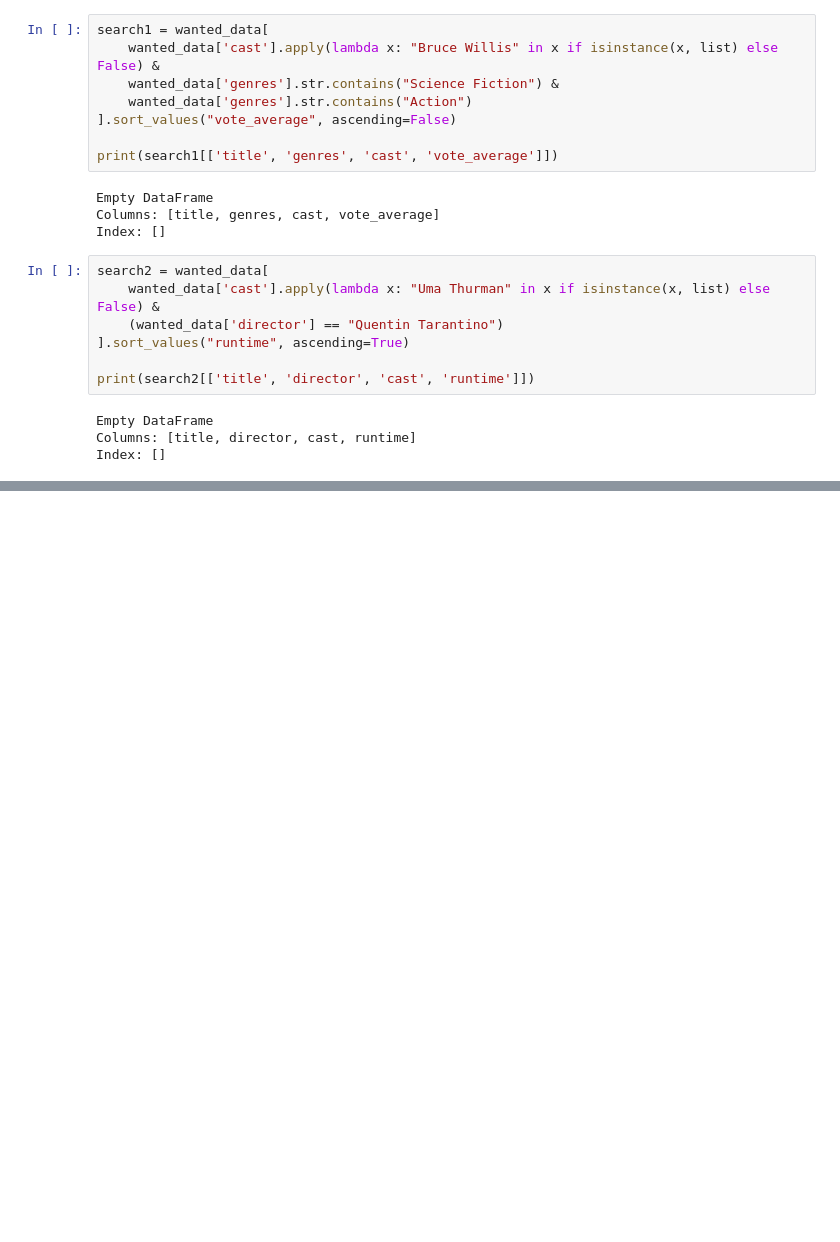
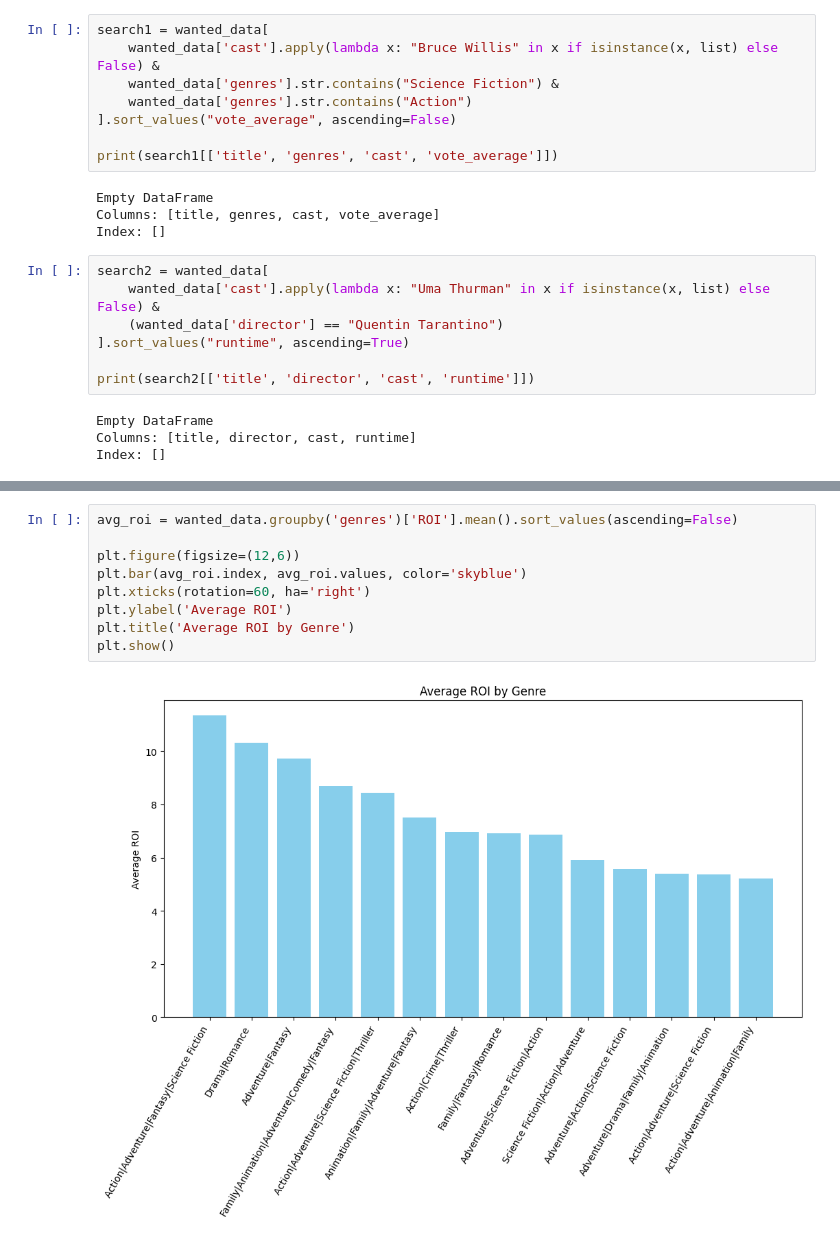
Before and after one commit to Zaina-M/TMDB_Movie_Analysis, a Jupyter notebook: et.ipynb, the cells around one changed output, grey strips where cells are left out. Cells and saved outputs as stored; diff of their text form; blank space fills up the shorter version.

```diff
--- a/et.ipynb
+++ b/et.ipynb
@@ -713,0 +771,11 @@ Index: []
+# %%
+avg_roi = wanted_data.groupby('genres')['ROI'].mean().sort_values(ascending=False)
+
+plt.figure(figsize=(12,6))
+plt.bar(avg_roi.index, avg_roi.values, color='skyblue')
+plt.xticks(rotation=60, ha='right')
+plt.ylabel('Average ROI')
+plt.title('Average ROI by Genre')
+plt.show()
+# %% [output]
+[figure, added]
```
Also changed, not shown: parts of 33 cells of this notebook, 3 other files.
